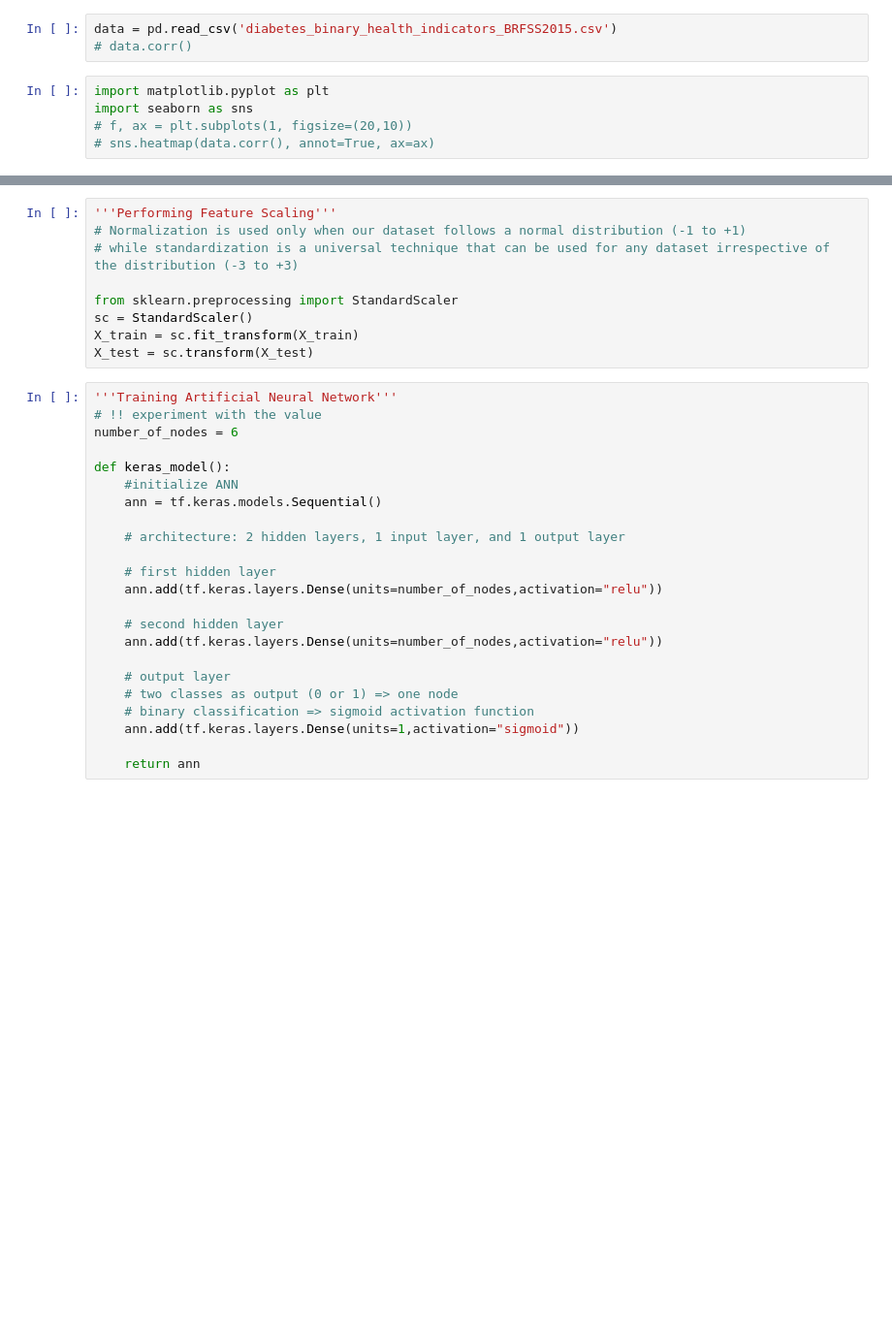
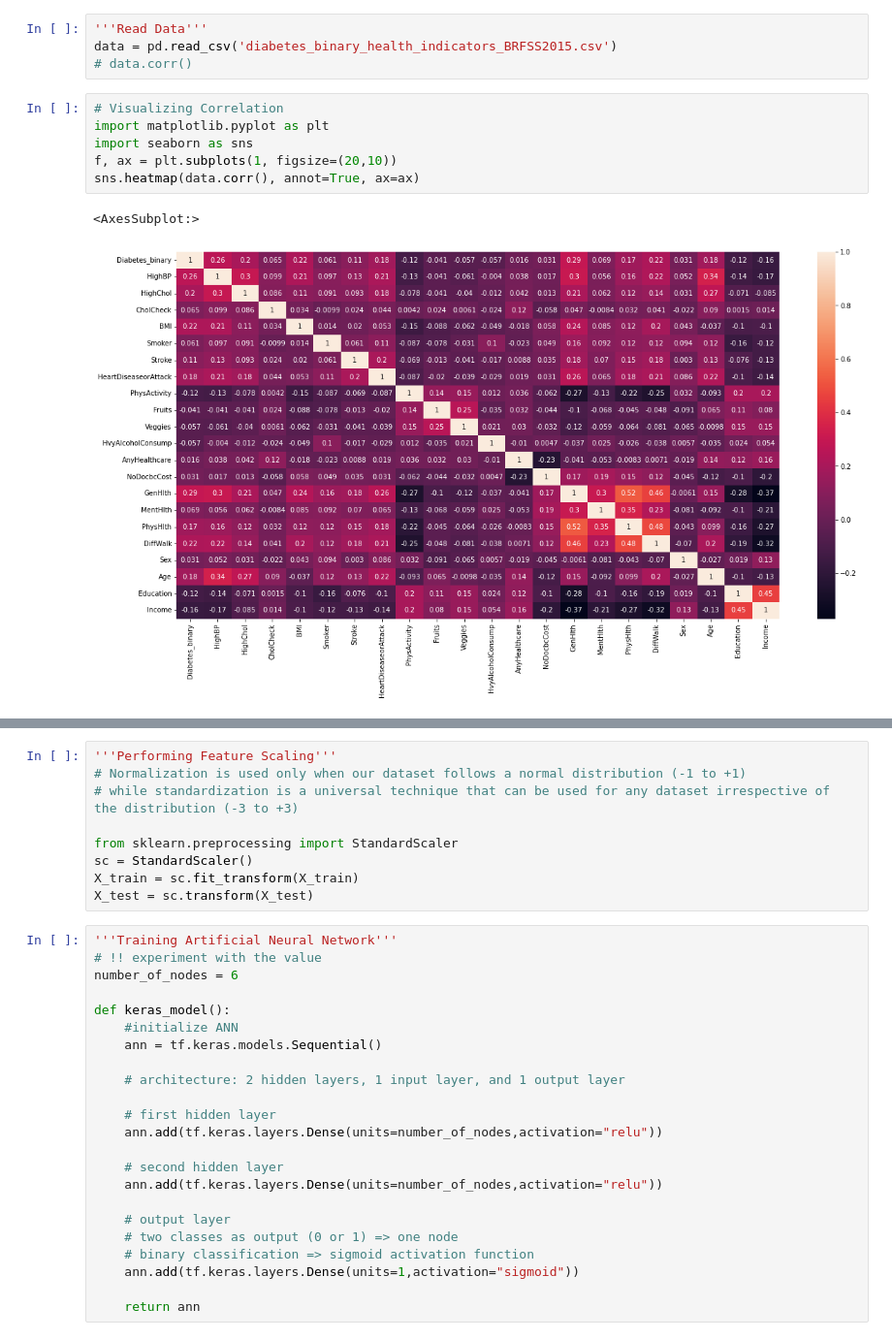
Before and after one commit to yaaacii/CS422ML-Diabetes-Model, a Jupyter notebook: NN.ipynb, the cells around one changed output, grey strips where cells are left out. Shown: that part at 97% size. Drawn from its saved outputs; the diff is of its cells as text; blank space fills up the shorter version.

```diff
--- a/NN.ipynb
+++ b/NN.ipynb
@@ -7,11 +7,16 @@ print(tf.version.VERSION)
 # %% [output]
 2.8.0
 # %%
+'''Read Data'''
 data = pd.read_csv('diabetes_binary_health_indicators_BRFSS2015.csv')
 # data.corr()
 # %%
+# Visualizing Correlation
 import matplotlib.pyplot as plt
 import seaborn as sns
-# f, ax = plt.subplots(1, figsize=(20,10))
-# sns.heatmap(data.corr(), annot=True, ax=ax)
+f, ax = plt.subplots(1, figsize=(20,10))
+sns.heatmap(data.corr(), annot=True, ax=ax)
+# %% [output]
+<AxesSubplot:>
+[figure, added]
 # %%
```
Also changed, not shown: parts of 4 cells of this notebook.
